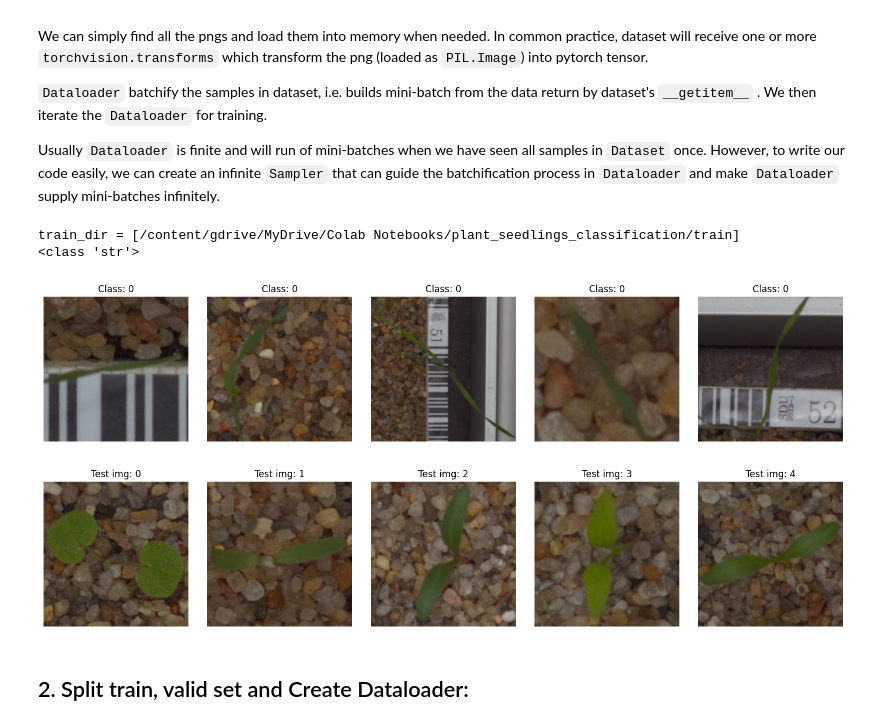
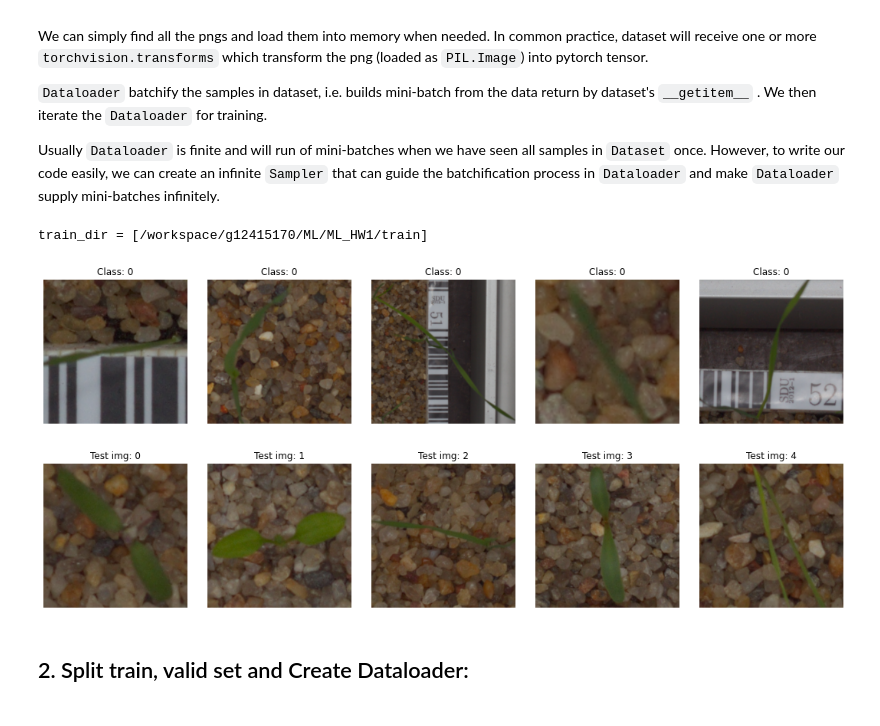
Before and after one commit to Blase0707/ML_Assignment_Example, a Jupyter notebook: 「CNN_Plant_Seedling_Classification_ipynb」的副本.ipynb, the cells around one changed output. Saved outputs shown, nothing was run; the diff lists cells and outputs as text; code cells hidden in the pictures.

```diff
--- a/「CNN_Plant_Seedling_Classification_ipynb」的副本.ipynb
+++ b/「CNN_Plant_Seedling_Classification_ipynb」的副本.ipynb
@@ -147,8 +152,6 @@ transform = tsfm.Compose([
 ])
 
 print('train_dir = [' + train_dir + ']')
-print(type(train_dir))
-train_dir = '/content/gdrive/MyDrive/Colab Notebooks/plant_seedlings_classification/train'
 
 whole_set = Train_data(
     root_dir=train_dir,
@@ -163,36 +166,35 @@ test_set = Pred_data(
 num_images_to_display = 5
 fig, axs = plt.subplots(1, num_images_to_display, figsize=(15, 3))
 
 for i, (img, label) in enumerate(whole_set):
     axs[i].imshow(img.permute(1, 2, 0))
     axs[i].set_title(f'Class: {label}')
     axs[i].axis('off')
 
     num_images_to_display -= 1
     if num_images_to_display == 0:
         break
 
 plt.tight_layout()
 plt.show()
 
 num_images_to_display = 5
 fig, axs = plt.subplots(1, num_images_to_display, figsize=(15, 3))
 for i, img in enumerate(test_set):
     axs[i].imshow(img[0].permute(1, 2, 0))
     axs[i].set_title(f'Test img: {i}')
     axs[i].axis('off')
 
     num_images_to_display -= 1
     if num_images_to_display == 0:
         break
 
 plt.tight_layout()
 plt.show()
 # %% [output]
-train_dir = [/content/gdrive/MyDrive/Colab Notebooks/plant_seedlings_classification/train]
-<class 'str'>
+train_dir = [/workspace/g12415170/ML/ML_HW1/train]
 [figure]
-[figure, old version]
+[figure, new version]
 # %% [markdown]
 ## 2. Split train, valid set and Create Dataloader:
 # %%
```
Also changed, not shown: parts of 11 cells of this notebook, 4 other files.
